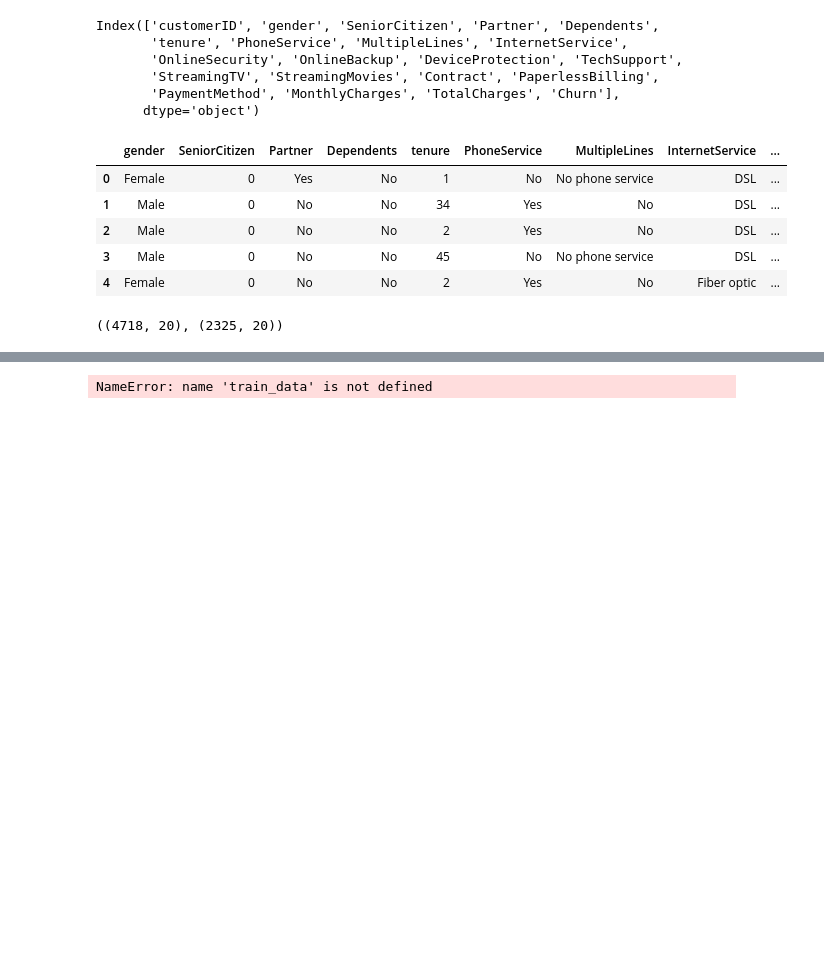
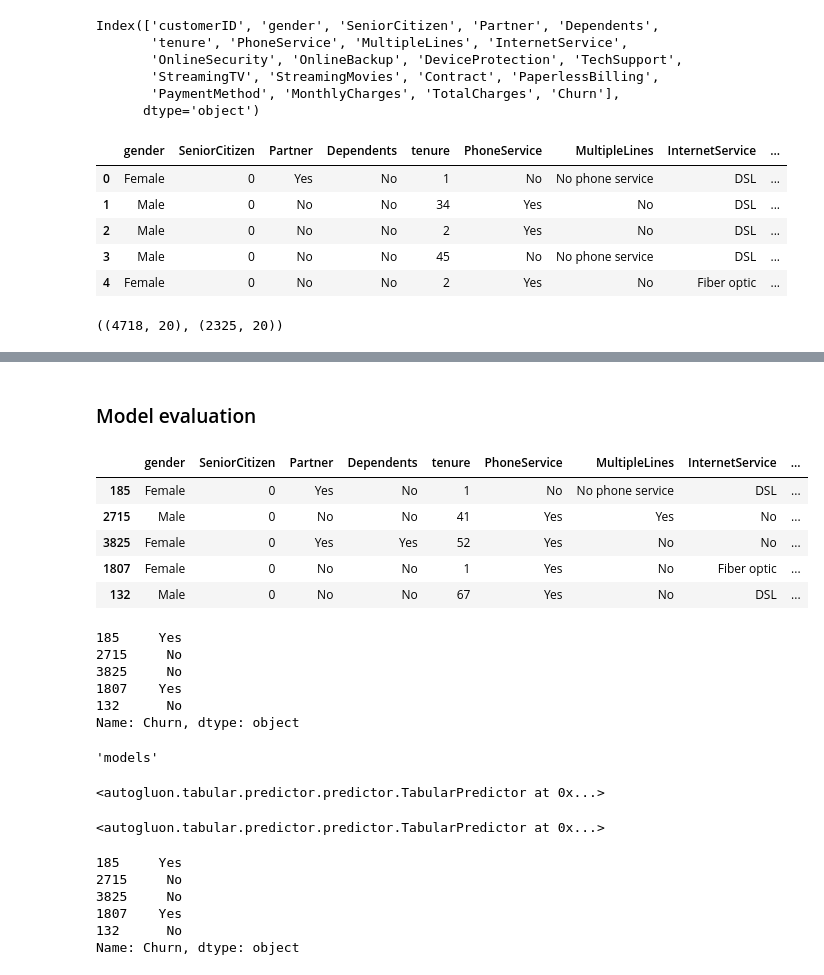
Before and after one commit to Jerry-Aremu/telco_customer_churn, a Jupyter notebook: experimentation.ipynb, the cells around one changed output, grey strips where cells are left out. Cells and saved outputs as stored; diff of their text form; code cells hidden in the pictures; blank space fills up the shorter version.

```diff
--- a/experimentation.ipynb
+++ b/experimentation.ipynb
@@ -196,3 +199,11 @@ predictor.leaderboard(silent=True)
+# %% [markdown]
+### Model evaluation
 # %%
+test_data.head()
 # %% [output]
-NameError: name 'train_data' is not defined
+|  | gender | SeniorCitizen | Partner | Dependents | tenure | PhoneService | MultipleLines | InternetService | ... |
+| 185 | Female | 0 | Yes | No | 1 | No | No phone service | DSL | ... |
+| 2715 | Male | 0 | No | No | 41 | Yes | Yes | No | ... |
+| 3825 | Female | 0 | Yes | Yes | 52 | Yes | No | No | ... |
+| 1807 | Female | 0 | No | No | 1 | Yes | No | Fiber optic | ... |
+| 132 | Male | 0 | No | No | 67 | Yes | No | DSL | ... |
@@ -198,0 +212,17 @@ NameError: name 'train_data' is not defined
+# %%
+y_test[0:5]
+# %% [output]
+185     Yes
+2715     No
+3825     No
+1807    Yes
+132      No
+Name: Churn, dtype: object
+# %%
+save_path
+# %% [output]
+'models'
+# %%
+predictor
+# %% [output]
+<autogluon.tabular.predictor.predictor.TabularPredictor at 0x...>
@@ -198,0 +232,4 @@ NameError: name 'train_data' is not defined
+# %%
+save_model_predictor
+# %% [output]
+<autogluon.tabular.predictor.predictor.TabularPredictor at 0x...>
@@ -198,0 +238,9 @@ NameError: name 'train_data' is not defined
+# %%
+y_pred[0:5]
+# %% [output]
+185     Yes
+2715     No
+3825     No
+1807    Yes
+132      No
+Name: Churn, dtype: object
```
Also changed, not shown: parts of 30 cells of this notebook.
